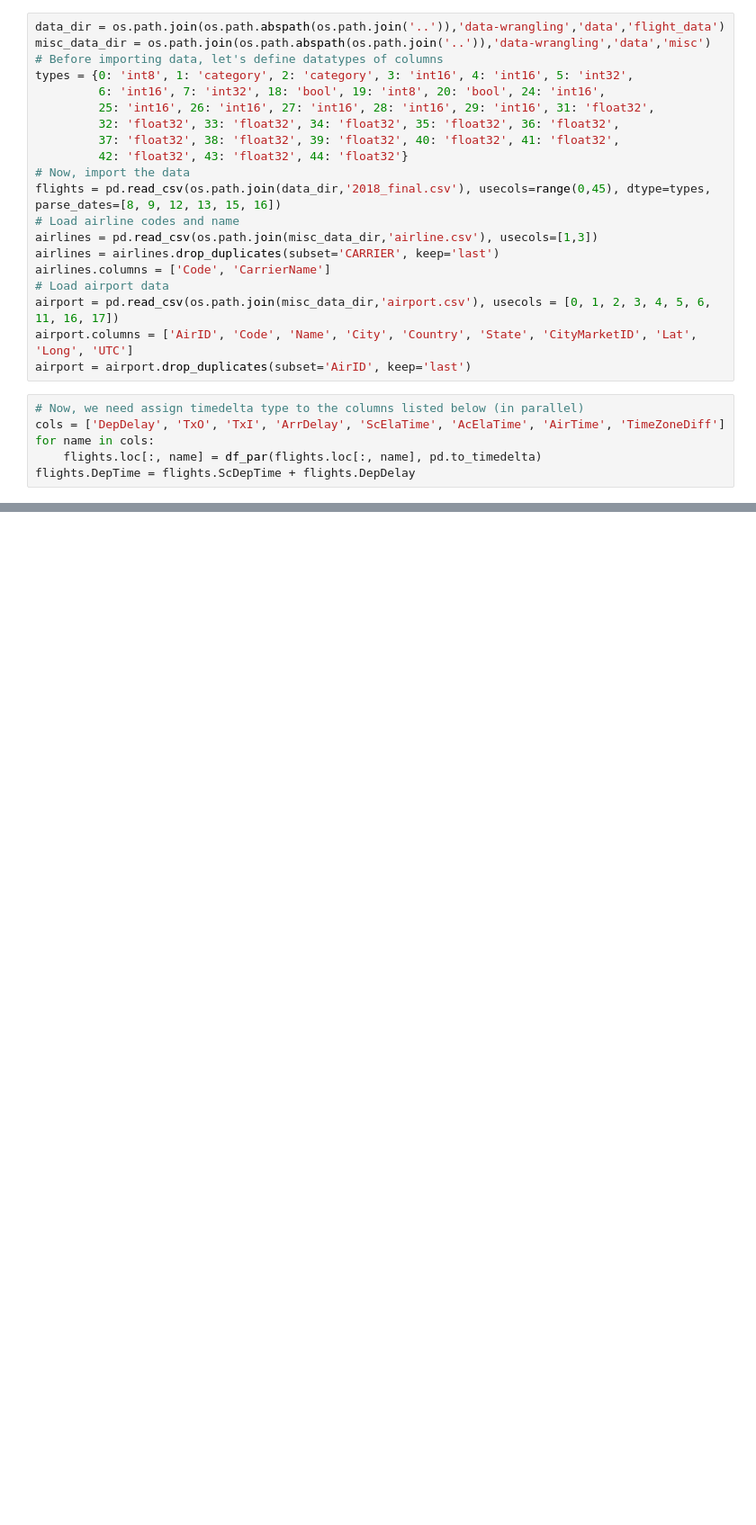
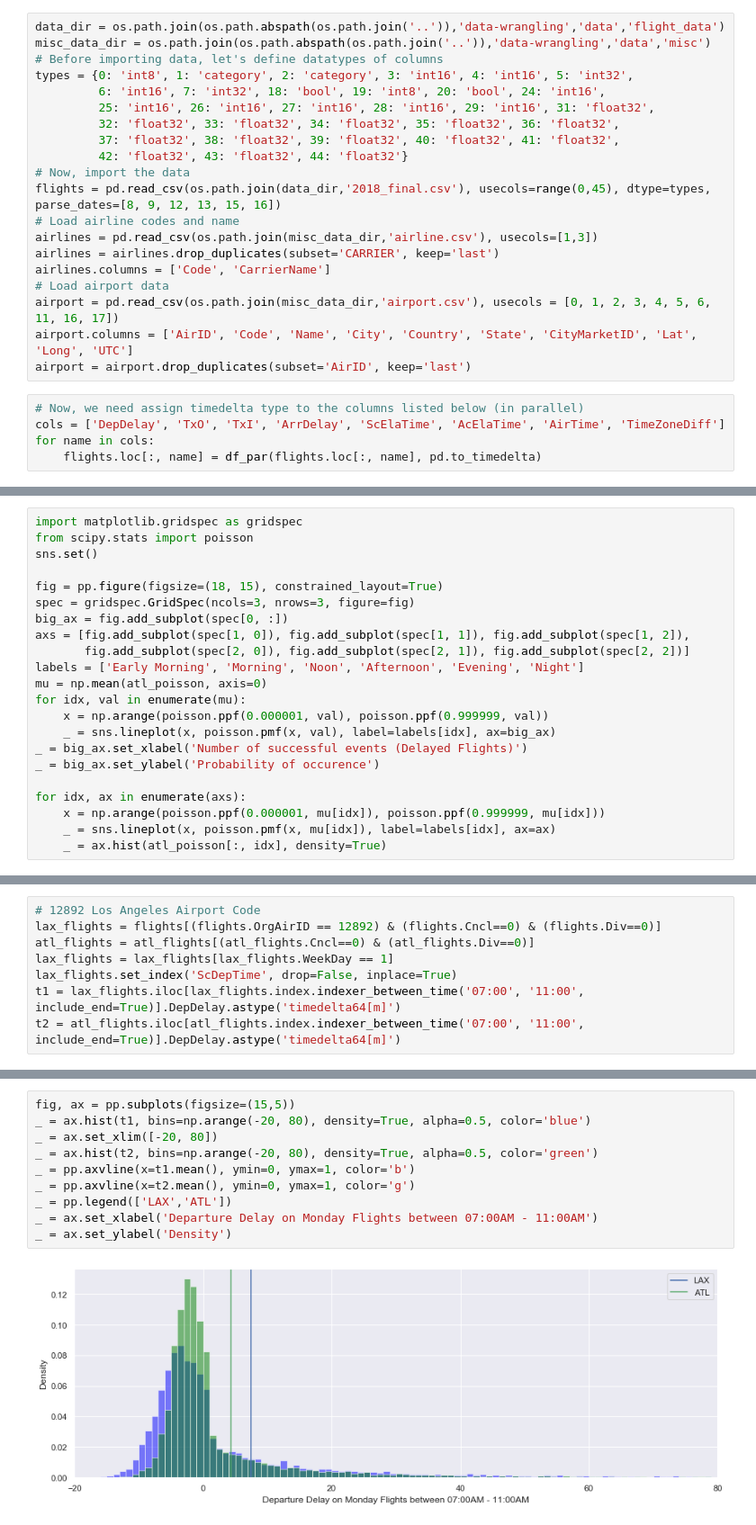
Before and after one commit to sahin-abdullah/flight-delay-prediction, a Jupyter notebook: statistical-analysis/Statistical Analysis.ipynb, the cells around one changed output, grey strips where cells are left out. Shown at 90% size. Drawn from its saved outputs; the diff is of its cells as text; blank space fills up the shorter version.

```diff
--- a/statistical-analysis/Statistical Analysis.ipynb
+++ b/statistical-analysis/Statistical Analysis.ipynb
@@ -37,4 +34,3 @@ airport = airport.drop_duplicates(subset='AirID', keep='last')
 cols = ['DepDelay', 'TxO', 'TxI', 'ArrDelay', 'ScElaTime', 'AcElaTime', 'AirTime', 'TimeZoneDiff']
 for name in cols:
     flights.loc[:, name] = df_par(flights.loc[:, name], pd.to_timedelta)
-flights.DepTime = flights.ScDepTime + flights.DepDelay
@@ -110,0 +73,22 @@ flights.iloc[:, 30:]
+# %%
+import matplotlib.gridspec as gridspec
+from scipy.stats import poisson
+sns.set()
+
+fig = pp.figure(figsize=(18, 15), constrained_layout=True)
+spec = gridspec.GridSpec(ncols=3, nrows=3, figure=fig)
+big_ax = fig.add_subplot(spec[0, :])
+axs = [fig.add_subplot(spec[1, 0]), fig.add_subplot(spec[1, 1]), fig.add_subplot(spec[1, 2]),
+       fig.add_subplot(spec[2, 0]), fig.add_subplot(spec[2, 1]), fig.add_subplot(spec[2, 2])]
+labels = ['Early Morning', 'Morning', 'Noon', 'Afternoon', 'Evening', 'Night']
+mu = np.mean(atl_poisson, axis=0)
+for idx, val in enumerate(mu):
+    x = np.arange(poisson.ppf(0.000001, val), poisson.ppf(0.999999, val))
+    _ = sns.lineplot(x, poisson.pmf(x, val), label=labels[idx], ax=big_ax)
+_ = big_ax.set_xlabel('Number of successful events (Delayed Flights)')
+_ = big_ax.set_ylabel('Probability of occurence')
+
+for idx, ax in enumerate(axs):
+    x = np.arange(poisson.ppf(0.000001, mu[idx]), poisson.ppf(0.999999, mu[idx]))
+    _ = sns.lineplot(x, poisson.pmf(x, mu[idx]), label=labels[idx], ax=ax)
+    _ = ax.hist(atl_poisson[:, idx], density=True)
@@ -110,0 +103,8 @@ flights.iloc[:, 30:]
+# %%
+# 12892 Los Angeles Airport Code
+lax_flights = flights[(flights.OrgAirID == 12892) & (flights.Cncl==0) & (flights.Div==0)]
+atl_flights = atl_flights[(atl_flights.Cncl==0) & (atl_flights.Div==0)]
+lax_flights = lax_flights[lax_flights.WeekDay == 1]
+lax_flights.set_index('ScDepTime', drop=False, inplace=True)
+t1 = lax_flights.iloc[lax_flights.index.indexer_between_time('07:00', '11:00', include_end=True)].DepDelay.astype('timedelta64[m]')
+t2 = atl_flights.iloc[atl_flights.index.indexer_between_time('07:00', '11:00', include_end=True)].DepDelay.astype('timedelta64[m]')
@@ -110,0 +117,12 @@ flights.iloc[:, 30:]
+# %%
+fig, ax = pp.subplots(figsize=(15,5))
+_ = ax.hist(t1, bins=np.arange(-20, 80), density=True, alpha=0.5, color='blue')
+_ = ax.set_xlim([-20, 80])
+_ = ax.hist(t2, bins=np.arange(-20, 80), density=True, alpha=0.5, color='green')
+_ = pp.axvline(x=t1.mean(), ymin=0, ymax=1, color='b')
+_ = pp.axvline(x=t2.mean(), ymin=0, ymax=1, color='g')
+_ = pp.legend(['LAX','ATL'])
+_ = ax.set_xlabel('Departure Delay on Monday Flights between 07:00AM - 11:00AM')
+_ = ax.set_ylabel('Density')
+# %% [output]
+[figure, added]
```
Also changed, not shown: parts of 22 cells of this notebook, 6 other files.
